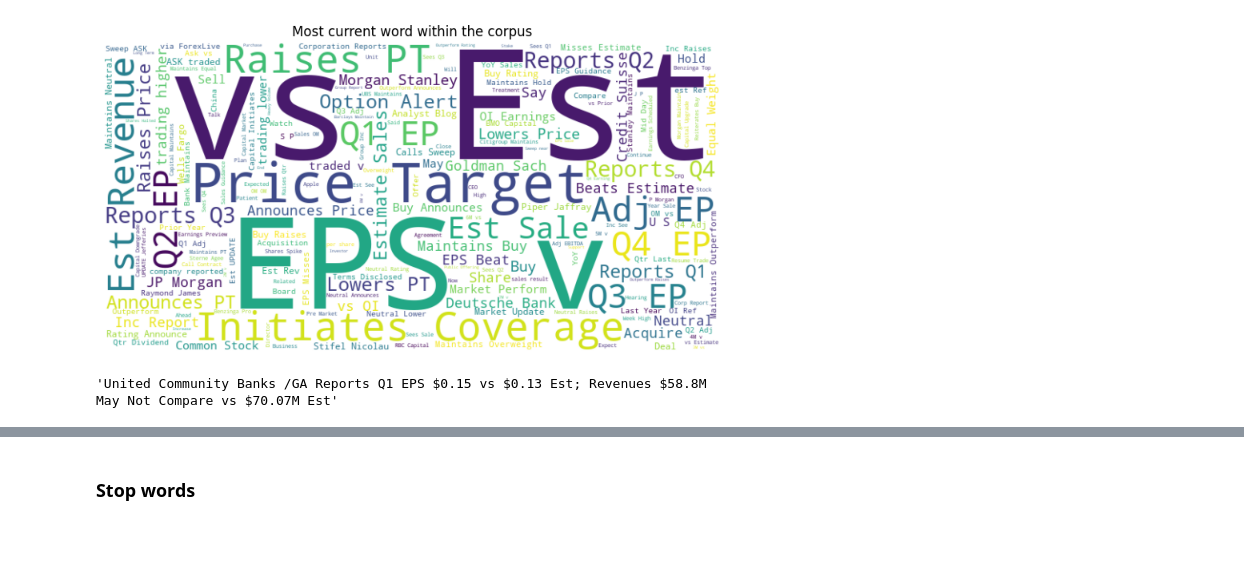
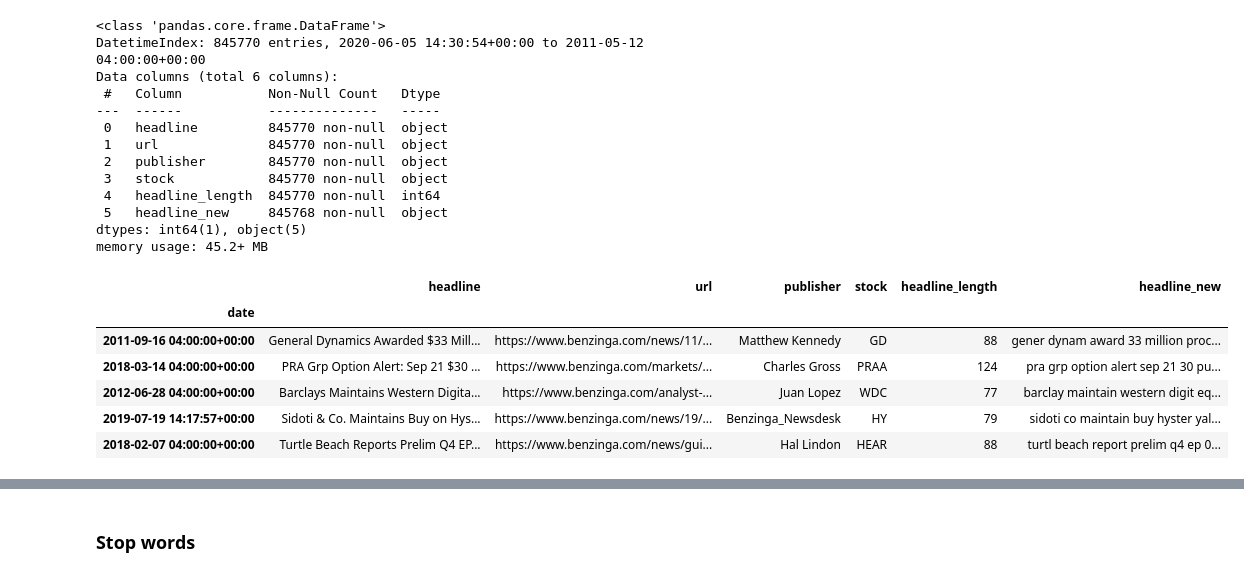
Before and after one commit to Cabrel17/Financial_news_sentiment_analysis, a Jupyter notebook: notebooks/Sentiment_analysis.ipynb, the cells around one changed output, grey strips where cells are left out. Saved outputs shown, nothing was run; the diff lists cells and outputs as text; code cells hidden in the pictures; blank space fills up the shorter version.

```diff
--- a/notebooks/Sentiment_analysis.ipynb
+++ b/notebooks/Sentiment_analysis.ipynb
@@ -42,10 +19,25 @@ memory usage: 38.7+ MB
-# %%
-# Let's generate a wordcloud in order to see most current words
-word_cloud(df2['headline'], 'Most current word within the corpus')
-# %% [output]
-[figure, removed]
-# %%
-doc = df2['headline'].sample(1)
-doc.values[0]
-# %% [output]
-'United Community Banks /GA Reports Q1 EPS $0.15 vs $0.13 Est; Revenues $58.8M May Not Compare vs $70.07M Est'
+# %%
+df3 = pd.read_csv('../data/df2.csv', index_col=0, parse_dates=True)
+df3.info()
+df3.sample(5)
+# %% [output]
+<class 'pandas.core.frame.DataFrame'>
+DatetimeIndex: 845770 entries, 2020-06-05 14:30:54+00:00 to 2011-05-12 04:00:00+00:00
+Data columns (total 6 columns):
+ #   Column           Non-Null Count   Dtype
+---  ------           --------------   -----
+ 0   headline         845770 non-null  object
+ 1   url              845770 non-null  object
+ 2   publisher        845770 non-null  object
+ 3   stock            845770 non-null  object
+ 4   headline_length  845770 non-null  int64
+ 5   headline_new     845768 non-null  object
+dtypes: int64(1), object(5)
+memory usage: 45.2+ MB
+|  | headline | url | publisher | stock | headline_length | headline_new |
+| date |  |  |  |  |  |  |
+| 2011-09-16 04:00:00+00:00 | General Dynamics Awarded $33 Mill... | https://www.benzinga.com/news/11/... | Matthew Kennedy | GD | 88 | gener dynam award 33 million proc... |
+| 2018-03-14 04:00:00+00:00 | PRA Grp Option Alert: Sep 21 $30 ... | https://www.benzinga.com/markets/... | Charles Gross | PRAA | 124 | pra grp option alert sep 21 30 pu... |
+| 2012-06-28 04:00:00+00:00 | Barclays Maintains Western Digita... | https://www.benzinga.com/analyst-... | Juan Lopez | WDC | 77 | barclay maintain western digit eq... |
+| 2019-07-19 14:17:57+00:00 | Sidoti & Co. Maintains Buy on Hys... | https://www.benzinga.com/news/19/... | Benzinga_Newsdesk | HY | 79 | sidoti co maintain buy hyster yal... |
+| 2018-02-07 04:00:00+00:00 | Turtle Beach Reports Prelim Q4 EP... | https://www.benzinga.com/news/gui... | Hal Lindon | HEAR | 88 | turtl beach report prelim q4 ep 0... |
```
Also changed, not shown: parts of 11 cells of this notebook, 2 other files.
